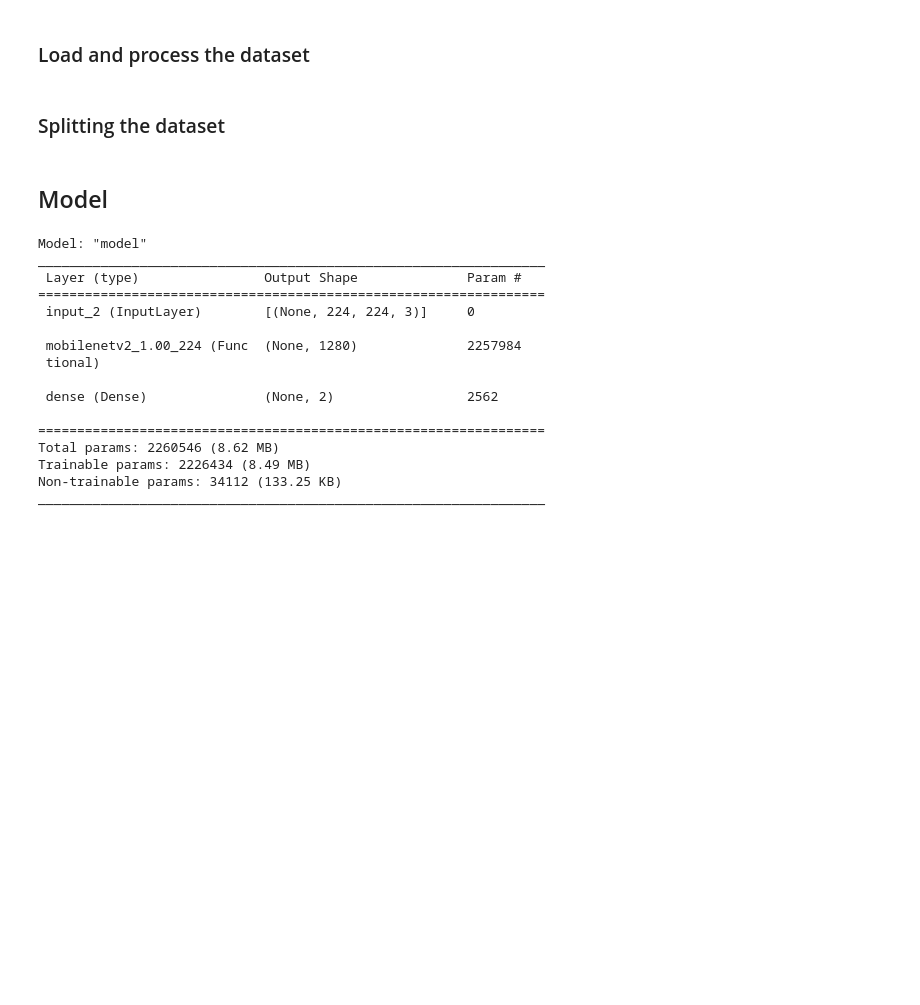
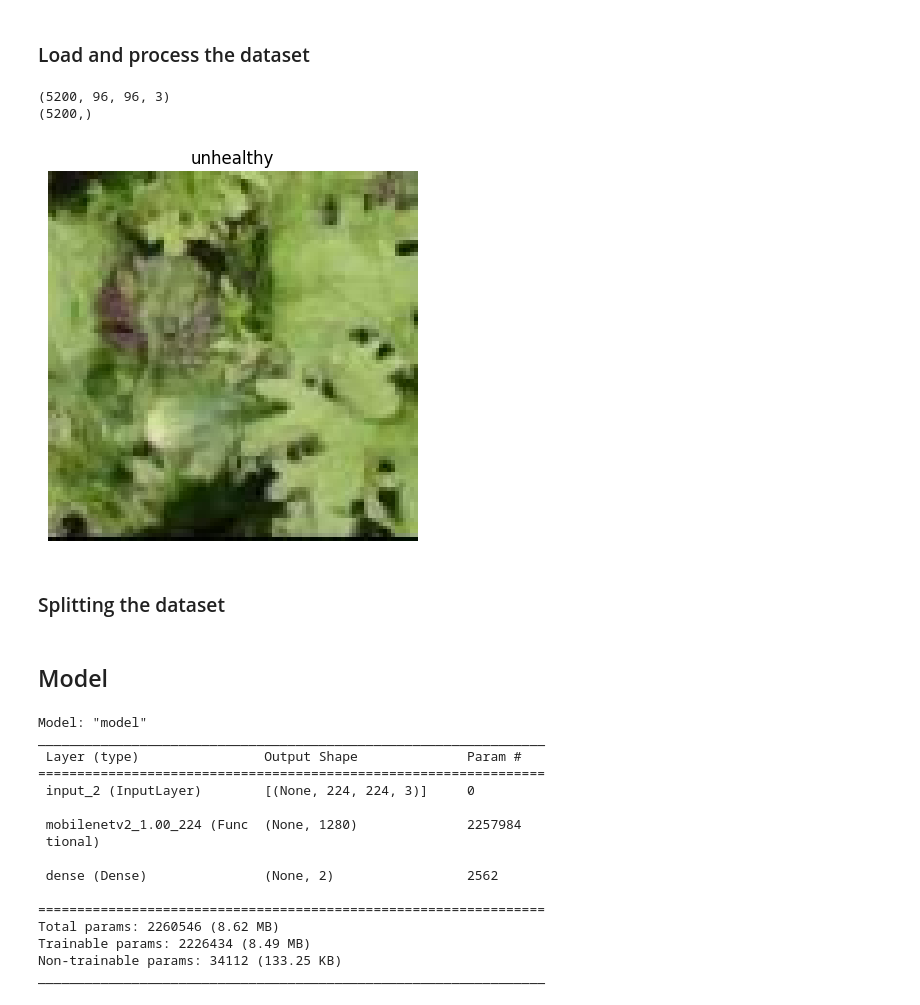
Before and after one commit to FilippoIspanico/ANNDL, a Jupyter notebook: Homework1/Homework_1_main.ipynb, the cells around one changed output. Saved outputs shown, nothing was run; the diff lists cells and outputs as text; code cells hidden in the pictures; blank space fills up the shorter version.

```diff
--- a/Homework1/Homework_1_main.ipynb
+++ b/Homework1/Homework_1_main.ipynb
@@ -18,4 +15,10 @@ librarys_upload()
 # %% [markdown]
 ### Load and process the dataset
 # %%
-from function_folder.librarys import librarys_upload
+from function_folder.import_data_and_viusalization_ import file_upload
+
+npzobj = file_upload()
+# %% [output]
+(5200, 96, 96, 3)
+(5200,)
+[figure, added]
```
Also changed, not shown: parts of 3 cells of this notebook, 4 other files.
